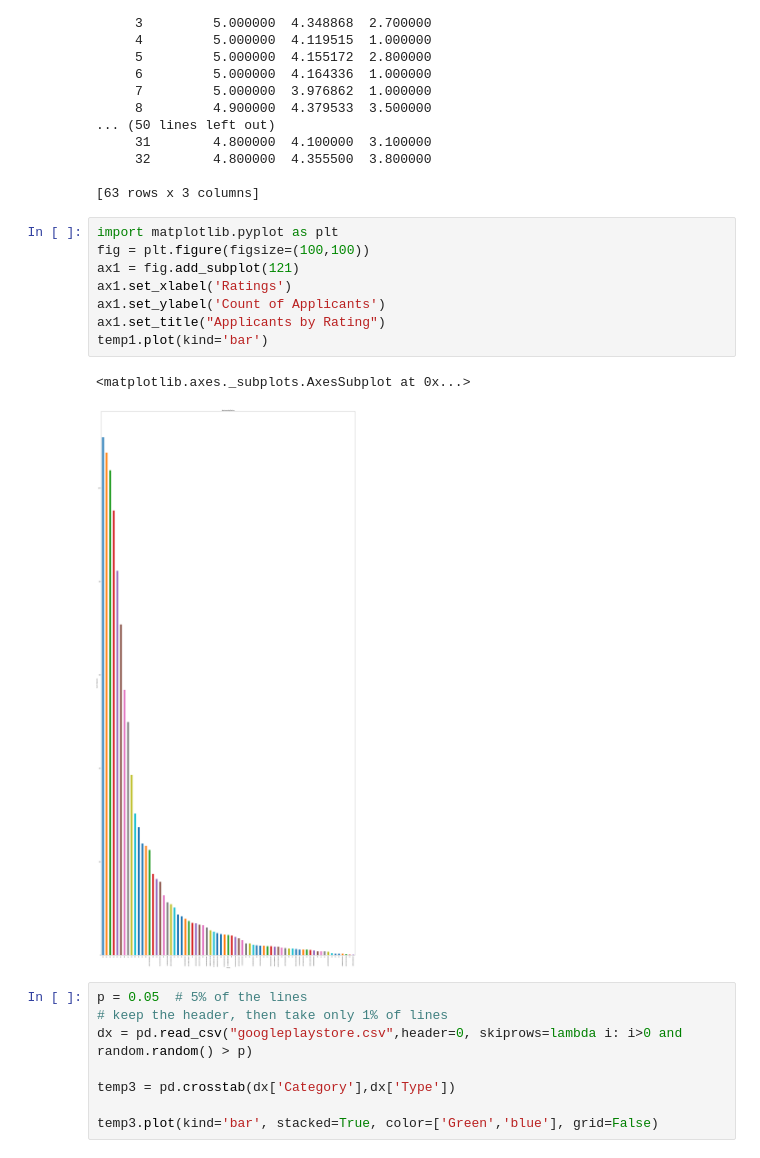
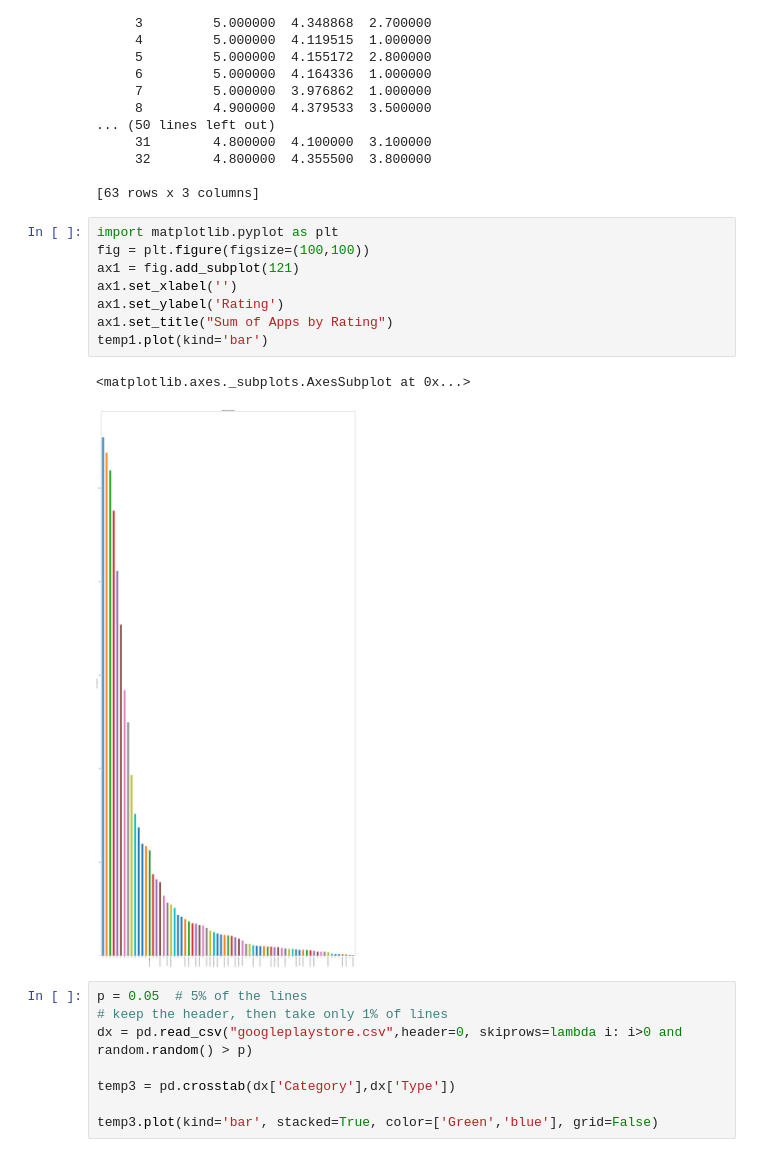
Before and after one commit to Carried-by-Compiler/Data-Mining-Project, a Jupyter notebook: Project.ipynb, the cells around one changed output. Saved outputs shown, nothing was run; the diff lists cells and outputs as text.

Commit message:
Adding Descriptive, change graph labels

```diff
--- a/Project.ipynb
+++ b/Project.ipynb
@@ -459,14 +459,14 @@ Type Category
 # %%
 import matplotlib.pyplot as plt
 fig = plt.figure(figsize=(100,100))
 ax1 = fig.add_subplot(121)
-ax1.set_xlabel('Ratings')
-ax1.set_ylabel('Count of Applicants')
-ax1.set_title("Applicants by Rating")
+ax1.set_xlabel('')
+ax1.set_ylabel('Rating')
+ax1.set_title("Sum of Apps by Rating")
 temp1.plot(kind='bar')
 # %% [output]
 <matplotlib.axes._subplots.AxesSubplot at 0x...>
-[figure, old version]
+[figure, new version]
 # %%
 p = 0.05  # 5% of the lines
 # keep the header, then take only 1% of lines
```
